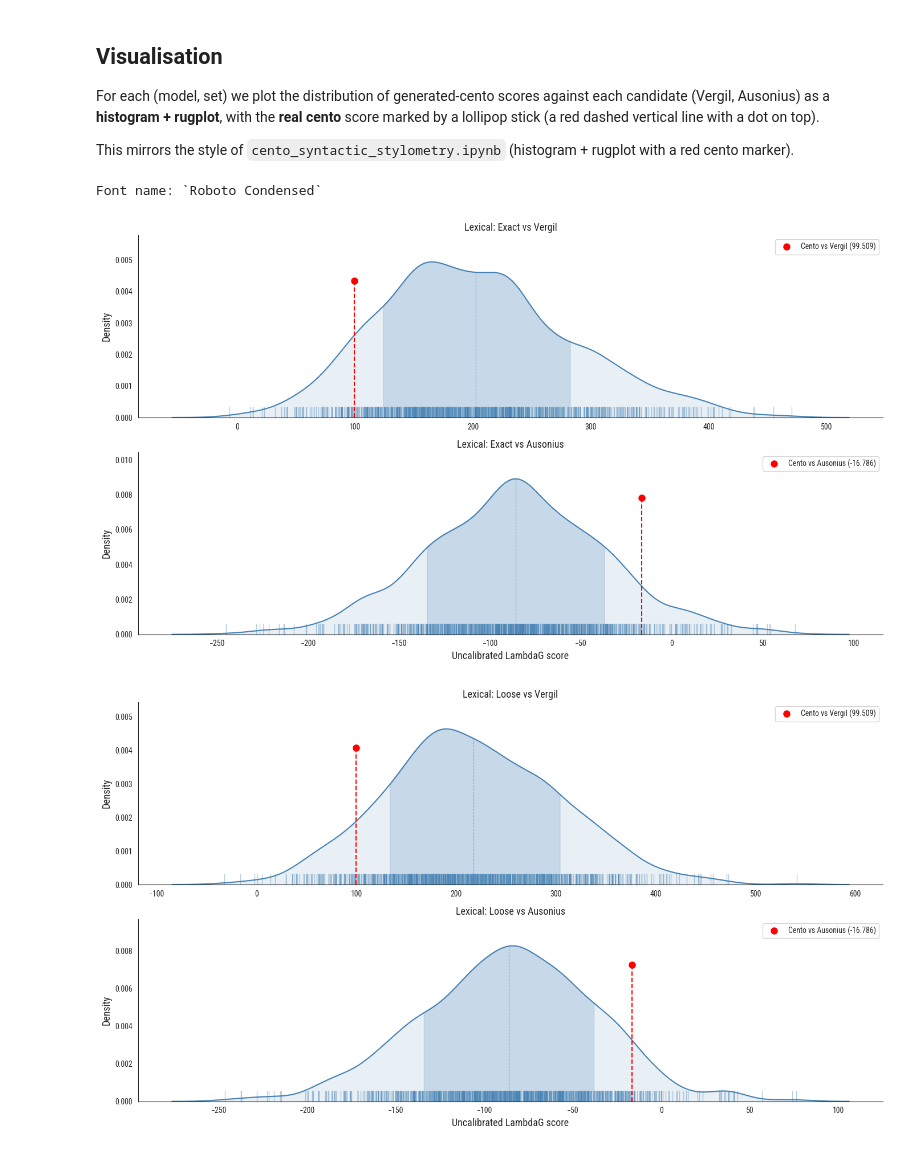
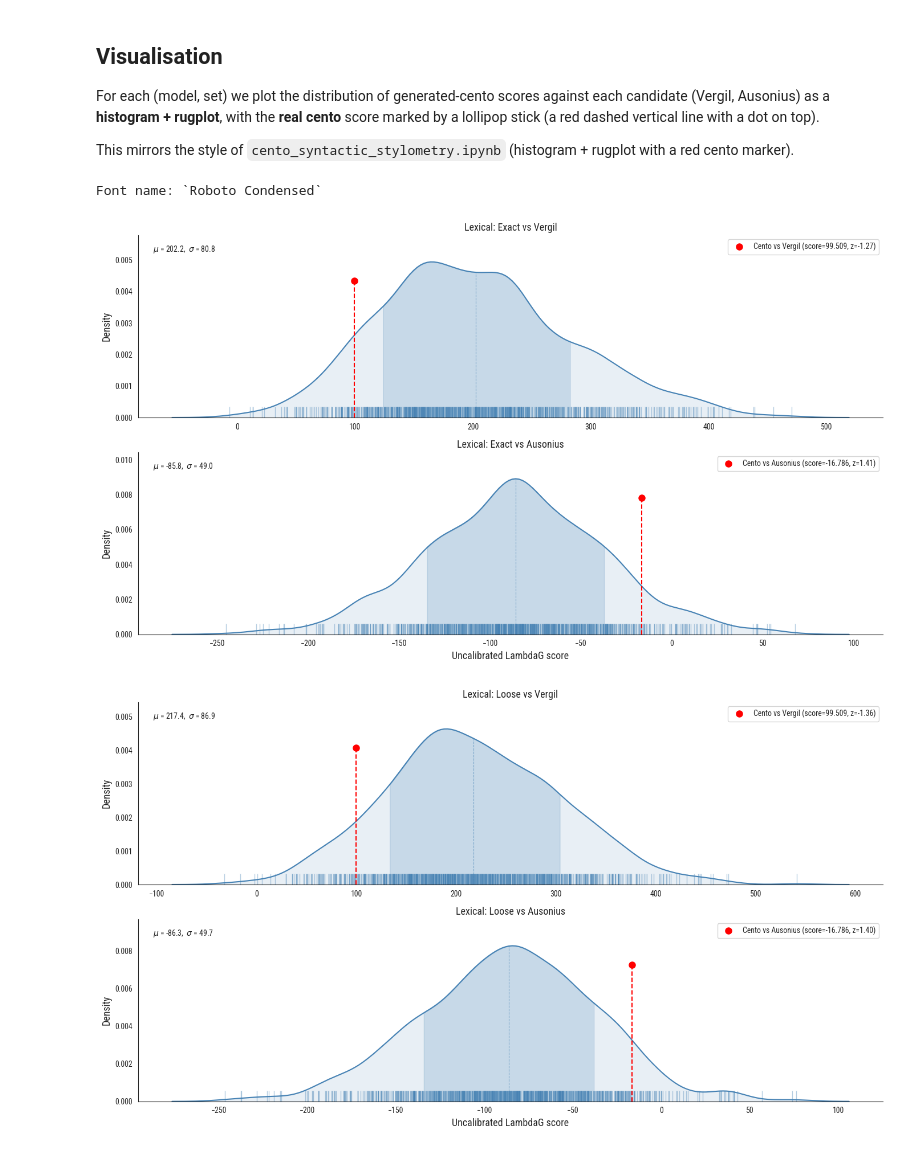
Before and after one commit to lascivaroma/cento, a Jupyter notebook: stylometry/cento_generated_analysis.ipynb, the cells around one changed output. Drawn from its saved outputs; the diff is of its cells as text; code cells hidden in the pictures.

```diff
--- a/stylometry/cento_generated_analysis.ipynb
+++ b/stylometry/cento_generated_analysis.ipynb
@@ -425,7 +426,7 @@ metrical_lines exact ausonius    1000  -51.8533  56.6144 -240.7547  117.5921
                      vergil      1000  166.3692  56.7159   -9.8995  339.7619
 # %%
 # df.to_pickle("generated_stylometry_df.pkl")
-# df = pd.read_pickle("generated_stylometry_df.pkl")
+df = pd.read_pickle("generated_stylometry_df.pkl")
 # %% [markdown]
 ## Visualisation
 
@@ -454,6 +455,8 @@ def plot_baseline(ax, data, cento_score, title, candidate, color, xlabel=""):
     scores = data["score"]
     mean = scores.mean()
     sd = scores.std()
+    # Where the genuine cento falls within the generated-cento distribution
+    z = (cento_score - mean) / sd
 
     # KDE as a line (no fill) so we can extract coordinates
     sns.kdeplot(data=data, x="score", ax=ax, color=color,
@@ -478,37 +481,43 @@ def plot_baseline(ax, data, cento_score, title, candidate, color, xlabel=""):
     ax.vlines(mean, 0, mean_y, colors=color, linewidth=0.8,
               linestyles="--", alpha=0.6)
 
-    # Cento lollipop marker
+    # Cento lollipop marker (legend now includes the z-score)
     ax.axvline(cento_score, ymax=0.75, color="red", linewidth=1.5, linestyle="--")
     cento_y = ax.get_ylim()[1] * 0.75
     ax.plot(cento_score, cento_y, "o", color="red", markersize=8,
-            label=f"Cento vs {candidate.capitalize()} ({cento_score:.3f})")
+            label=f"Cento vs {candidate.capitalize()} (score={cento_score:.3f}, z={z:.2f})")
+
+    # Borderless textbox with mu / sigma of the generated-cento distribution
+    ax.text(0.02, 0.95, rf"$\mu$ = {mean:.1f},  $\sigma$ = {sd:.1f}",
+            transform=ax.transAxes, fontsize=10, va="top", ha="left",
+            bbox=dict(boxstyle="round,pad=0.3", facecolor="white",
+                      alpha=0.7, edgecolor="none"))
 
     ax.set_title(title, fontsize=13)
     ax.set_xlabel(xlabel, fontsize=13)
     ax.set_ylabel(ax.get_ylabel(), fontsize=13)
     ax.legend(fontsize=10, loc="upper right")
     sns.despine(ax=ax)
 
 
 # Generate the 4 figures (2 models × 2 sets), each with Vergil & Ausonius panels
 for model in MODELS:
     for set_name in SETS:
         color = MODEL_COLORS[model]
         fig, axes = plt.subplots(2, 1, figsize=(14, 8))
 
         for ax, candidate in zip(axes, CANDIDATES):
             sub = df[(df["model"] == model) & (df["set"] == set_name) & (df["candidate"] == candidate)]
             real_score = real_scores[model][candidate]
 
             title = f"{model.capitalize()}: {set_name.capitalize()} vs {candidate.capitalize()}"
             xlabel = "Uncalibrated LambdaG score" if candidate == CANDIDATES[-1] else ""
             plot_baseline(ax, sub, real_score, title, candidate, color, xlabel=xlabel)
 
         plt.tight_layout()
         plt.savefig(f"{model}_{set_name}.pdf")
         plt.show()
 # %% [output]
 Font name: `Roboto Condensed`
-[figure, old version]
+[figure, new version]
-[figure, old version]
+[figure, new version]
```
Also changed, not shown: parts of 2 cells of this notebook, 11 other files.
